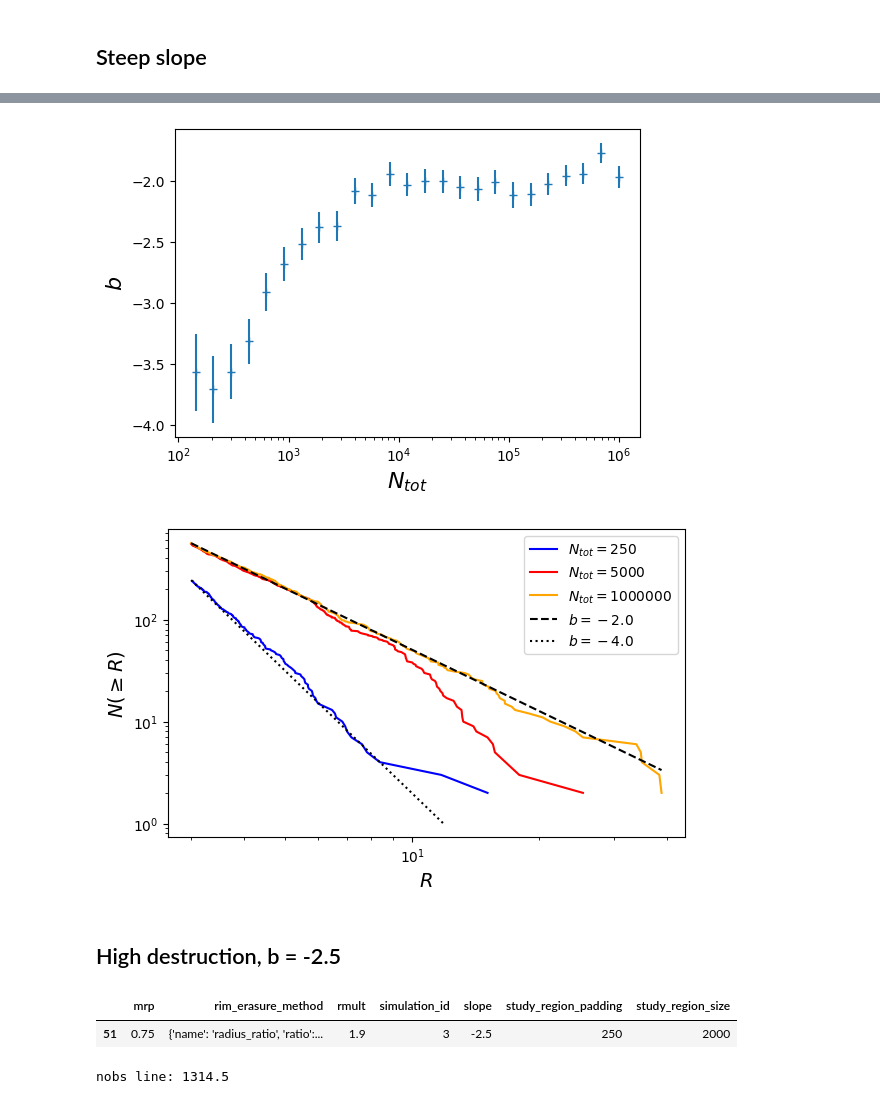
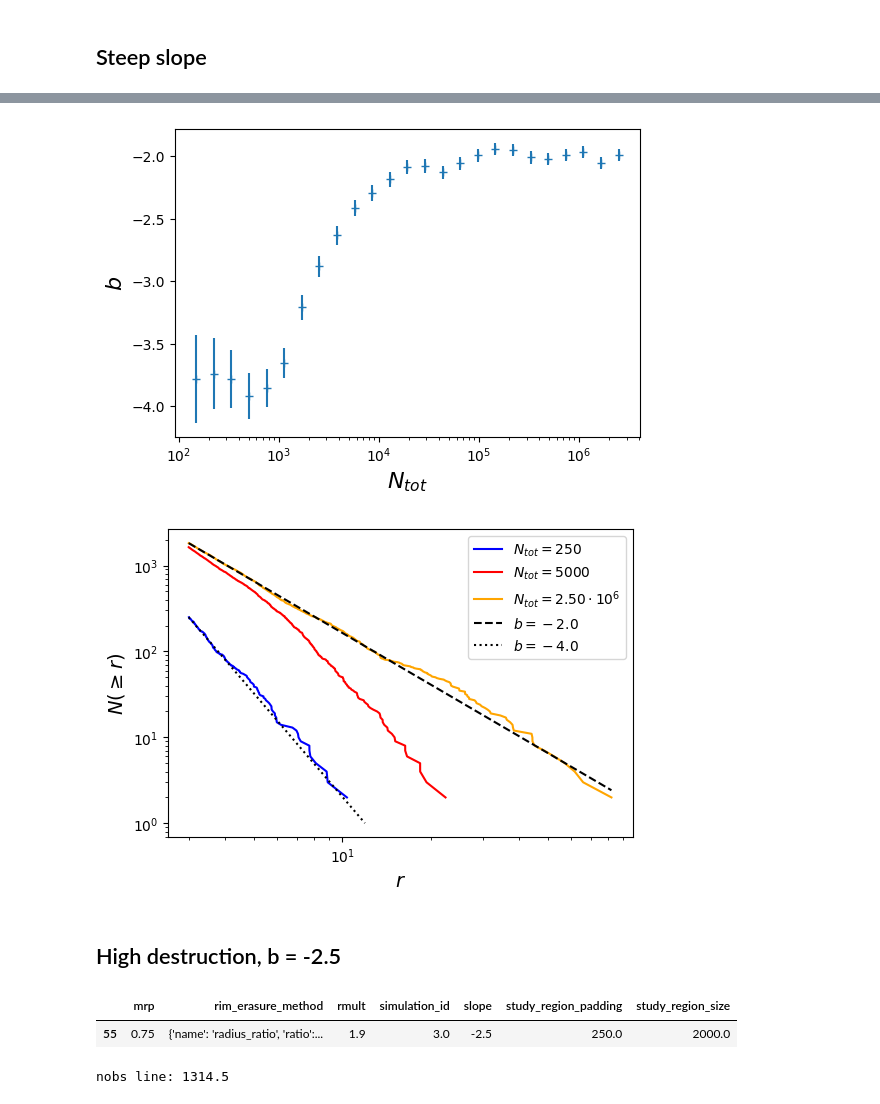
Before and after one commit to seanmason/saturation, a Jupyter notebook: notebooks/thesis/Chapter4/SingleSimulationPlots.ipynb, the cells around one changed output, grey strips where cells are left out. Cells and saved outputs as stored; diff of their text form; code cells hidden in the pictures.

```diff
--- a/notebooks/thesis/Chapter4/SingleSimulationPlots.ipynb
+++ b/notebooks/thesis/Chapter4/SingleSimulationPlots.ipynb
@@ -30,7 +30,15 @@ colors = ["blue", "black", "r", "orange", "g"]
 line_styles = ["-"]
 font_size = 16
 
-configs_df = create_configs_df(read_configs(base_path, spark))
+configs_df = F.broadcast(
+    create_configs_df(
+        read_configs(
+            base_path,
+            spark,
+            completed_only=False
+        )
+    )
+).cache()
 configs_pdf = configs_df.toPandas()
 
 # For stats, select only fields we care about, alias them
@@ -42,4 +50,4 @@ data = data.select(
 ).where(F.col("ntot") > 1)
 
 # Join with configs to get simulation parameters
-data = join_configs(data, configs_df, spark)
+data = join_configs(data, configs_df, spark).cache()
@@ -350,7 +383,7 @@ selected_mrp = 0.5
 selected_rmult = 1.5
 
 filtered = configs_pdf[(configs_pdf.slope == selected_slope) & (configs_pdf.mrp == selected_mrp) & (configs_pdf.rmult == selected_rmult)]
-selected_simulation_id = filtered.simulation_id.iloc[0]
+selected_simulation_id = int(filtered.simulation_id.iloc[0])
 filtered
 # %% [output]
 |  | mrp | rim_erasure_method | rmult | simulation_id | slope | study_region_padding | study_region_size |
@@ -469,31 +512,43 @@ OLS Regression Results
 Notes:
 [1] Standard Errors assume that the covariance matrix of the errors is correctly specified.
 # %%
-states = get_states_at_ntots(simulation_id=selected_simulation_id, configs_dict=configs_dict, base_path=base_path, spark=spark)
+states = get_states_at_ntots(
+    simulation_id=selected_simulation_id,
+    configs_dict=configs_dict,
+    base_path=base_path,
+    spark=spark,
+    max_ntot=2.5*10**6
+)
 slope_estimates = estimate_slopes_for_states(states, configs_dict[selected_simulation_id]["r_stat"])
 
 fig = plot_slope_estimates(slope_estimates)
 plt.show()
 fig.savefig(f"figures/{scenario_name}_slope_estimates.png", bbox_inches="tight")
 # %% [output]
-[figure, old version]
+[figure, new version]
 # %%
-states = get_states_at_ntots(simulation_id=selected_simulation_id, configs_dict=configs_dict, base_path=base_path, target_ntots=[250, 5000, 25000000], spark=spark)
+states = get_states_at_ntots(
+    simulation_id=selected_simulation_id,
+    configs_dict=configs_dict,
+    base_path=base_path,
+    target_ntots=[250, 5000, int(2.5*10**6)],
+    spark=spark
+)
 
 equilibrium_slope = -2.0
 equilibrium_intercept = max(state.shape[0] / state.radius.min()**equilibrium_slope for state in states.values())
 
 production_slope = -4.0
 production_intercept = min(state.shape[0] / state.radius.min()**production_slope for state in states.values())
 slope_intercept_line_styles = [
     (equilibrium_slope, equilibrium_intercept, "--", f"$b = {equilibrium_slope:.1f}$"),
     (production_slope, production_intercept, "dotted", f"$b = {production_slope:.1f}$"),
 ]
 fig = plot_csfds_for_multiple_ntot(states=states, slope_intercept_line_styles=slope_intercept_line_styles)
 plt.show()
 fig.savefig(f"figures/{scenario_name}_csfds.png", bbox_inches="tight")
 # %% [output]
-[figure, old version]
+[figure, new version]
 # %% [markdown]
 ## High destruction, b = -2.5
 # %%
@@ -503,11 +558,11 @@ selected_mrp = 0.75
 selected_rmult = 1.9
 
 filtered = configs_pdf[(configs_pdf.slope == selected_slope) & (configs_pdf.mrp == selected_mrp) & (configs_pdf.rmult == selected_rmult)]
-selected_simulation_id = filtered.simulation_id.iloc[0]
+selected_simulation_id = int(filtered.simulation_id.iloc[0])
 filtered
 # %% [output]
 |  | mrp | rim_erasure_method | rmult | simulation_id | slope | study_region_padding | study_region_size |
-| 51 | 0.75 | {'name': 'radius_ratio', 'ratio':... | 1.9 | 3 | -2.5 | 250 | 2000 |
+| 55 | 0.75 | {'name': 'radius_ratio', 'ratio':... | 1.9 | 3.0 | -2.5 | 250.0 | 2000.0 |
 # %%
 n_samples = 250
 df = data.where(F.col("simulation_id") == selected_simulation_id)
```
Also changed, not shown: parts of 54 cells of this notebook, 1 other file.
